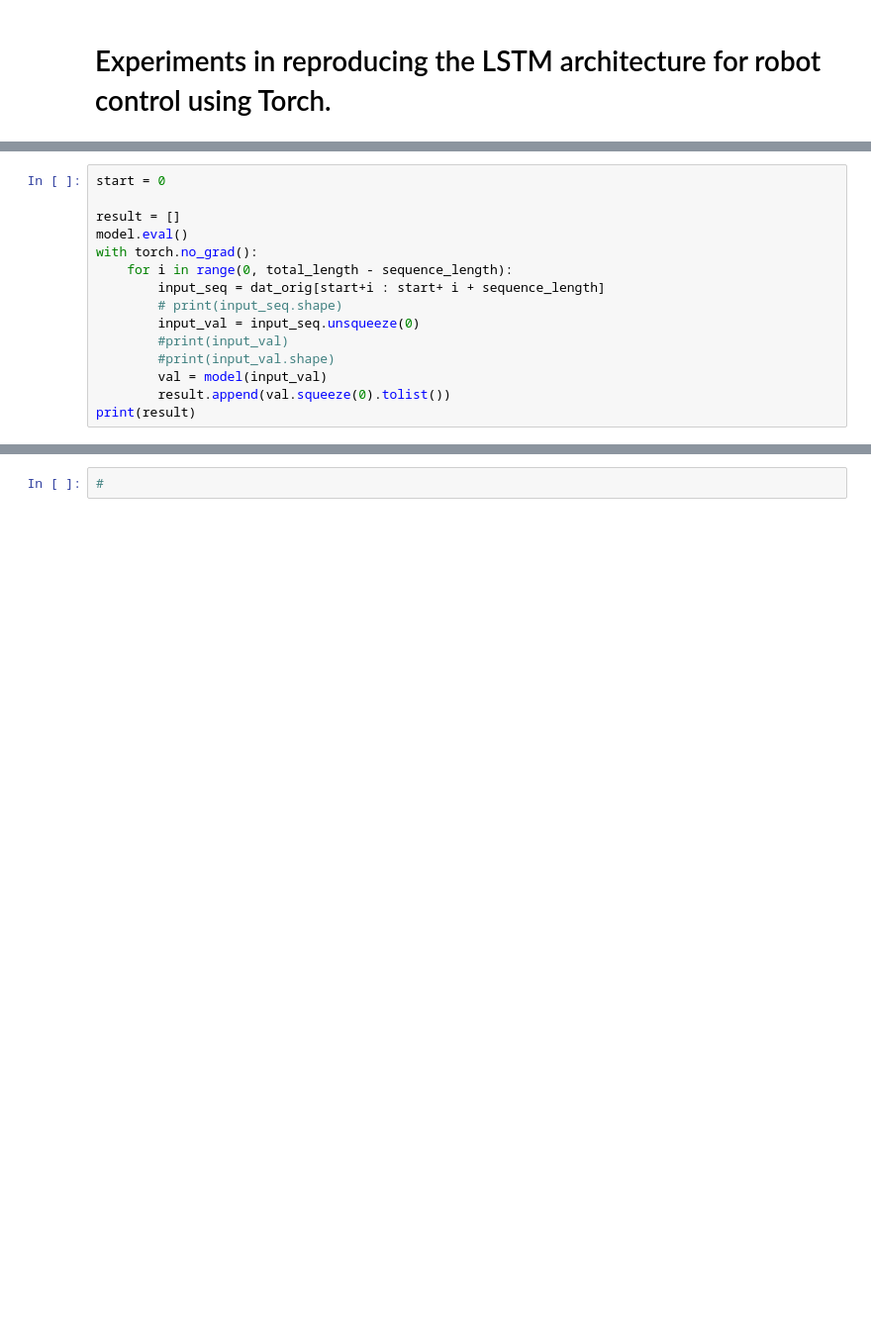
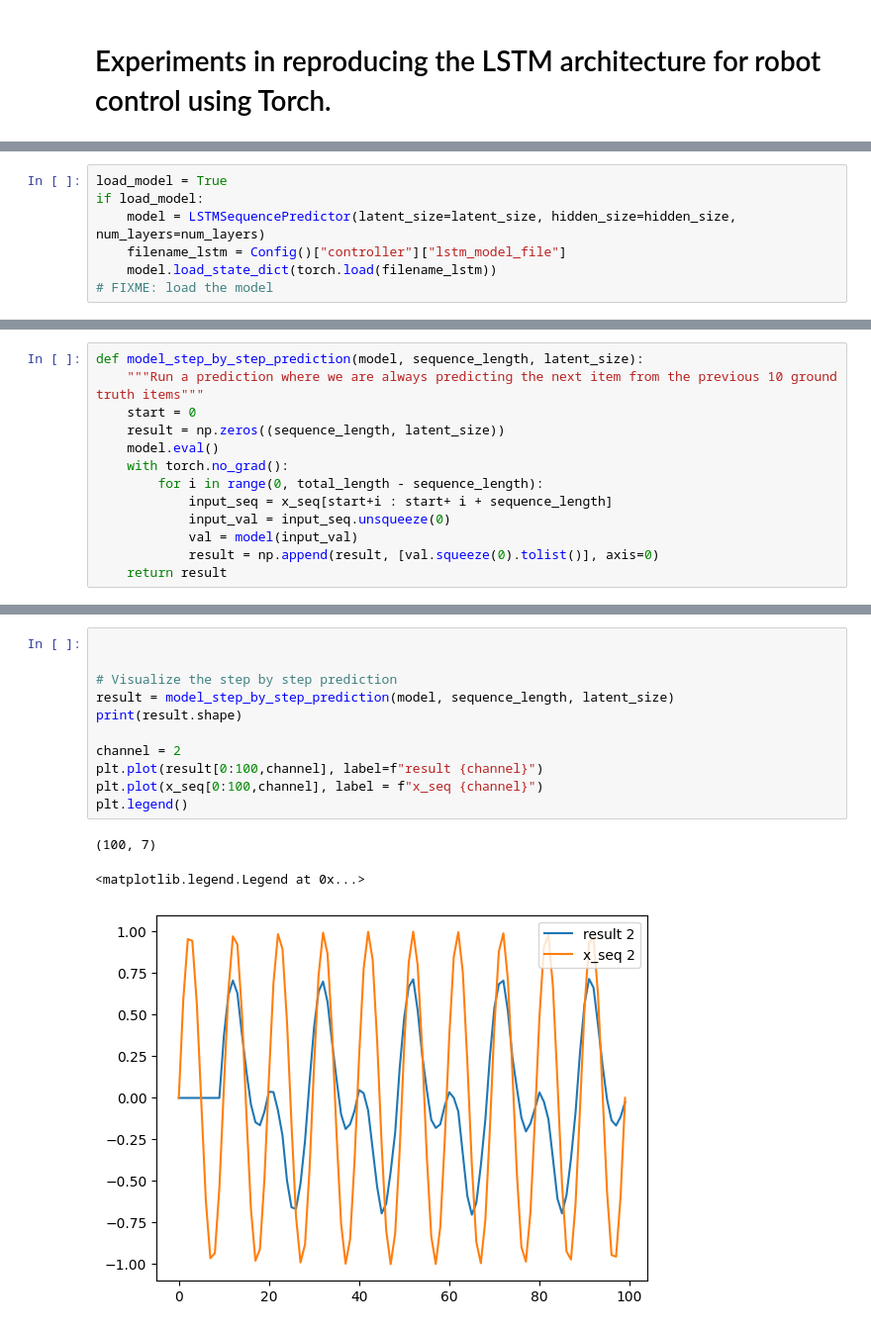
Before and after one commit to Sahara-Sheik/Robotic-Vision, a Jupyter notebook: src/notebooks/LSTM_experiments.ipynb, the cells around one changed output, grey strips where cells are left out. Shown at 99% size. Drawn from its saved outputs; the diff is of its cells as text; blank space fills up the shorter version.

```diff
--- a/src/notebooks/LSTM_experiments.ipynb
+++ b/src/notebooks/LSTM_experiments.ipynb
@@ -220,0 +230,7 @@ Training complete.
+# %%
+load_model = True
+if load_model:
+    model = LSTMSequencePredictor(latent_size=latent_size, hidden_size=hidden_size, num_layers=num_layers)
+    filename_lstm = Config()["controller"]["lstm_model_file"]
+    model.load_state_dict(torch.load(filename_lstm))
+# FIXME: load the model
@@ -221,15 +239,13 @@ Training complete.
 # %%
-start = 0
-
-result = []
-model.eval()
-with torch.no_grad():
-    for i in range(0, total_length - sequence_length):
-        input_seq = dat_orig[start+i : start+ i + sequence_length]
-        # print(input_seq.shape)
-        input_val = input_seq.unsqueeze(0)
-        #print(input_val)
-        #print(input_val.shape)
-        val = model(input_val)
-        result.append(val.squeeze(0).tolist())
-print(result)
+def model_step_by_step_prediction(model, sequence_length, latent_size):
+    """Run a prediction where we are always predicting the next item from the previous 10 ground truth items"""
+    start = 0
+    result = np.zeros((sequence_length, latent_size))
+    model.eval()
+    with torch.no_grad():
+        for i in range(0, total_length - sequence_length):
+            input_seq = x_seq[start+i : start+ i + sequence_length]
+            input_val = input_seq.unsqueeze(0)
+            val = model(input_val)
+            result = np.append(result, [val.squeeze(0).tolist()], axis=0)
+    return result
@@ -278,2 +252,15 @@ plt.plot(dat_origg[4].numpy()[10:100])
-# %%
-#
+# %%
+
+
+# Visualize the step by step prediction
+result = model_step_by_step_prediction(model, sequence_length, latent_size)
+print(result.shape)
+
+channel = 2
+plt.plot(result[0:100,channel], label=f"result {channel}")
+plt.plot(x_seq[0:100,channel], label = f"x_seq {channel}")
+plt.legend()
+# %% [output]
+(100, 7)
+<matplotlib.legend.Legend at 0x...>
+[figure, added]
```
Also changed, not shown: parts of 21 cells of this notebook.
